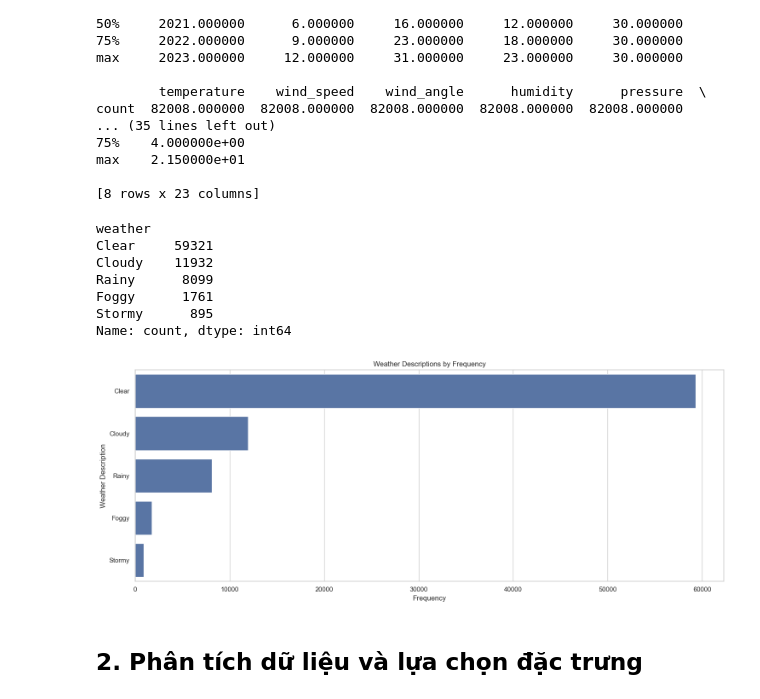
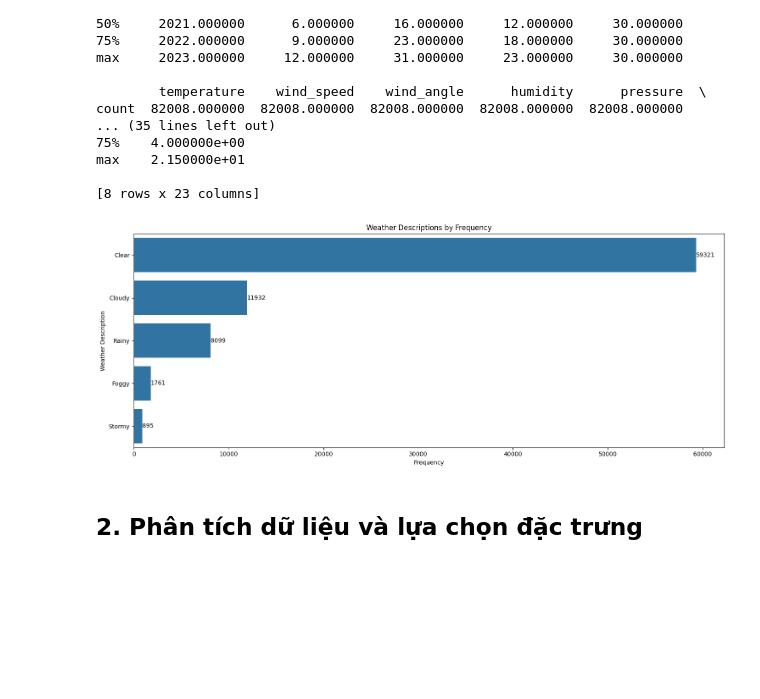
Before and after one commit to WinG-282k4/Weather-forecast, a Jupyter notebook: analyze_data_weather.ipynb, the cells around one changed output. Drawn from its saved outputs; the diff is of its cells as text; code cells hidden in the pictures; blank space fills up the shorter version.

Commit message:
Thêm số cho biểu đồ

```diff
--- a/analyze_data_weather.ipynb
+++ b/analyze_data_weather.ipynb
@@ -44,26 +44,24 @@ max    2.150000e+01
 
 [8 rows x 23 columns]
 # %%
-print(df['weather'].value_counts())
+# Đếm tần suất xuất hiện và lấy top 20
+weather_counts = df['weather'].value_counts().head(20)
 
-# Vẽ biểu đồ tần suất cho các giá trị weather
+# Vẽ biểu đồ
 plt.figure(figsize=(15, 6))
-weather_counts = df['weather'].value_counts().head(20)
-sns.barplot(x=weather_counts.values, y=weather_counts.index)
+ax = sns.barplot(x=weather_counts.values, y=weather_counts.index)
+
+# Thêm số ở cuối mỗi cột
+for i, value in enumerate(weather_counts.values):
+    ax.text(value + 1, i, str(value), va='center')
+
 plt.title('Weather Descriptions by Frequency')
 plt.xlabel('Frequency')
 plt.ylabel('Weather Description')
 plt.tight_layout()
 plt.show()
 # %% [output]
-weather
-Clear     59321
-Cloudy    11932
-Rainy      8099
-Foggy      1761
-Stormy      895
-Name: count, dtype: int64
-[figure, old version]
+[figure, new version]
 # %% [markdown]
 ## 2. Phân tích dữ liệu và lựa chọn đặc trưng
 # %% [markdown]
```
Also changed, not shown: 1 other file.
